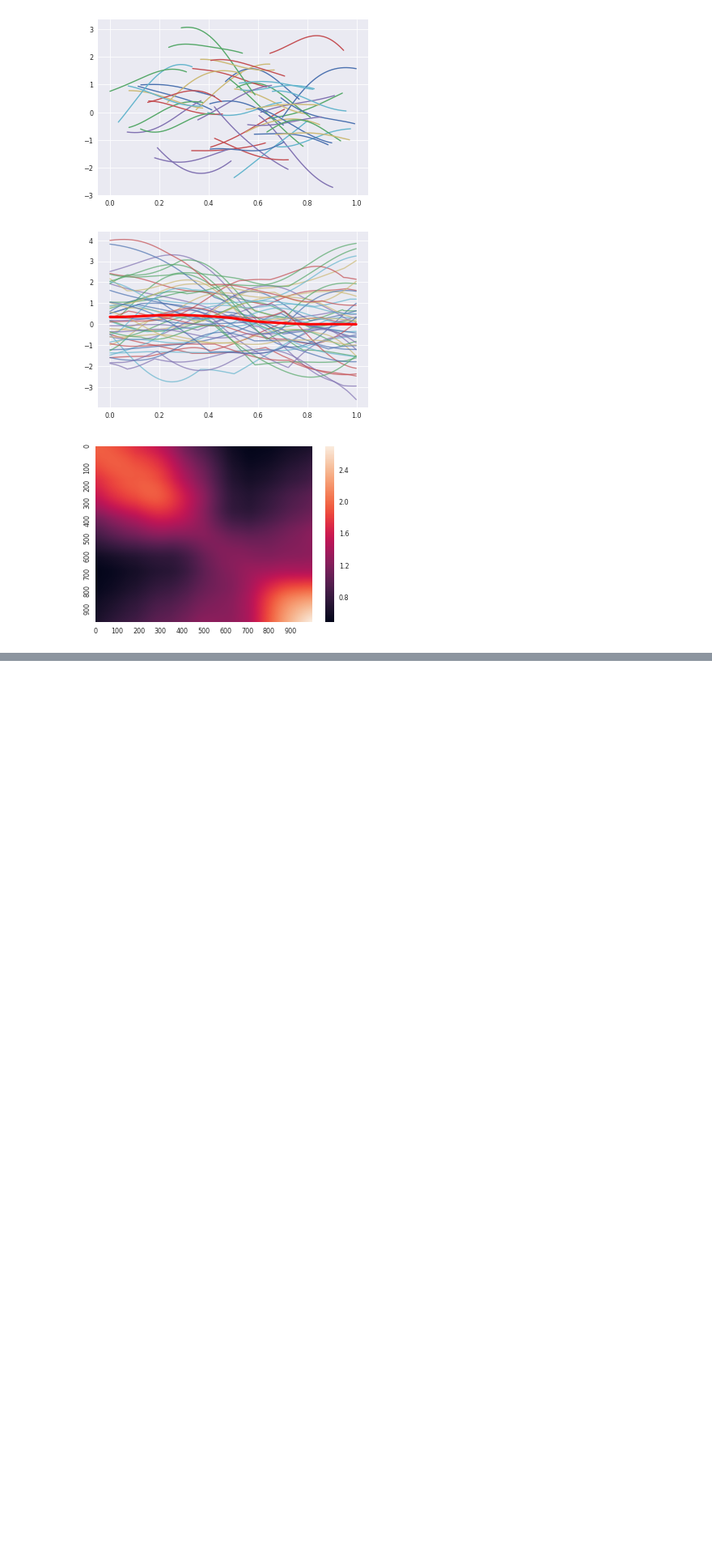
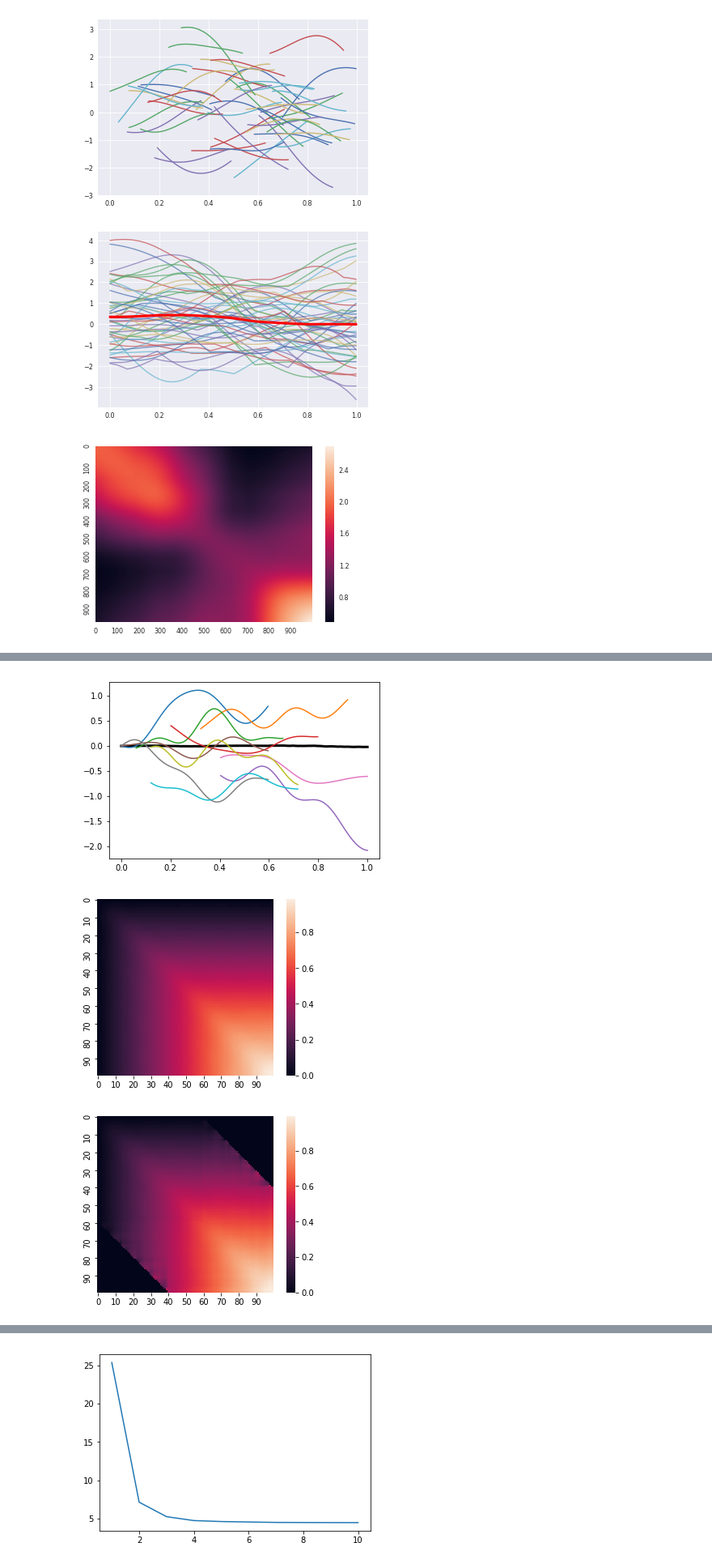
Before and after one commit to WilliamBo/MasterProject, a Jupyter notebook: Master Project/Code/ProjectImages.ipynb, the cells around one changed output, grey strips where cells are left out. Shown: that part at 81% size. Cells and saved outputs as stored; diff of their text form; code cells hidden in the pictures; blank space fills up the shorter version.

```diff
--- a/Master Project/Code/ProjectImages.ipynb
+++ b/Master Project/Code/ProjectImages.ipynb
@@ -217,0 +300,75 @@ fig = ax.get_figure()
+# %%
+N = 100
+t = np.linspace(0,1,N)
+ma = np.meshgrid(t,t)
+cov = np.minimum(ma[0],ma[1])
+eigv, eigf = np.linalg.eigh(cov)
+r = 10
+rA = eigf[:,-r:] @ np.diag(eigv[-r:]) @ eigf[:,-r:].T
+sqrtrA = eigf[:,-r:] @ np.diag(np.sqrt(eigv[-r:])) @ eigf[:,-r:].T
+
+n=10000
+data = np.random.multivariate_normal(np.zeros(N),rA,n)
+
+delta = 0.6
+bounds, bounds2 = get_eff_bounds(delta=delta, N=N, n=n)
+
+estmu = [hmu(data,i,bounds) for i in range(N)]
+
+plt.plot(t,estmu,'k',linewidth=3)
+for _ in range(10,20):
+    s,st = bounds[_][0], bounds[_][1]
+    plt.plot(t[s:st],data[_,s:st])
+#plt.savefig('images/24/fragex.png',bbox_inches='tight', pad_inches=0)
+plt.show()
+
+trunc_cov = get_trunc_cov(data,bounds2)
+
+sns.heatmap(rA, square=True,cbar_kws={"shrink": 1},xticklabels=10,yticklabels=10)
+#plt.savefig('images/24/truecov.png',bbox_inches='tight', pad_inches=0)
+plt.show()
+sns.heatmap(trunc_cov, square=True,cbar_kws={"shrink": 1},xticklabels=10,yticklabels=10)
+#plt.savefig('images/24/trunccov.png',bbox_inches='tight', pad_inches=0)
+plt.show()
+
+svd = np.linalg.svd(trunc_cov)
+P = get_P(N,delta)
+res = []
+def get_best_param(i):
+    init_gamma = svd[0][:,:i] @ np.diag(svd[1][:i])
+
+    tf.reset_default_graph()
+    tf.set_random_seed(42)
+    Rr = tf.constant(trunc_cov, dtype=tf.float32, name = "R")
+    Pp = tf.constant(P, dtype = tf.float32, name = "P")
+    in_gamma = tf.placeholder(dtype=tf.float32,shape = (N,i), name='ini')
+    gamma = tf.Variable(in_gamma + tf.random_normal([N,i],0,1),dtype=tf.float32, name = "gamma")
+    pred = tf.multiply(Pp,tf.matmul(gamma,gamma,transpose_b=True))
+    error = Rr - pred
+    mse = tf.reduce_mean(tf.square(error), name="mse")
+    optimizer = tf.contrib.opt.ScipyOptimizerInterface(mse,options={'maxiter': 1000000, 'gtol':1e-50,'ftol':1e-50})
+    init = tf.global_variables_initializer()
+    with tf.Session() as sess:
+        sess.run(init,feed_dict={in_gamma:init_gamma.astype(np.float32)})
+        optimizer.minimize(sess)
+        best_gamma = gamma.eval()
+    return best_gamma @ best_gamma.T
+
+for i in range(1,r+1):
+    print(i)
+    est = get_best_param(i)
+    res.append(est)
+
+bla = [np.linalg.norm(P*res[i]-trunc_cov)**2 for i in range(r)]
+
+plt.plot(np.arange(1,r+1),bla)
+#plt.savefig('images/24/obvals.png',bbox_inches='tight', pad_inches=0)
+plt.show()
+
+sns.heatmap(res[4], square=True,cbar_kws={"shrink": 1},xticklabels=10,yticklabels=10)
+#plt.savefig('images/24/estcov.png',bbox_inches='tight', pad_inches=0)
+plt.show()
+# %% [output]
+[figure, added]
+[figure, added]
+[figure, added]
@@ -217,0 +392 @@ fig = ax.get_figure()
+[figure, added]
```
Also changed, not shown: parts of 10 cells of this notebook, 17 other files.
